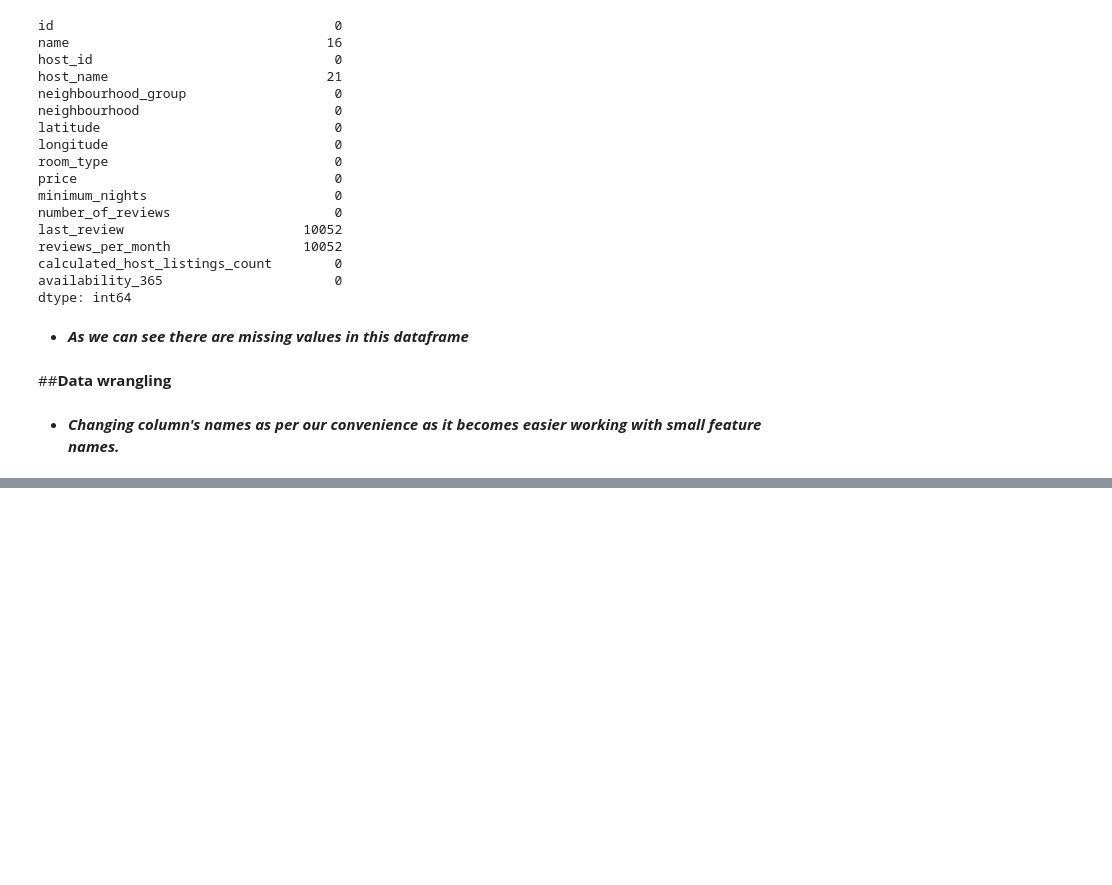
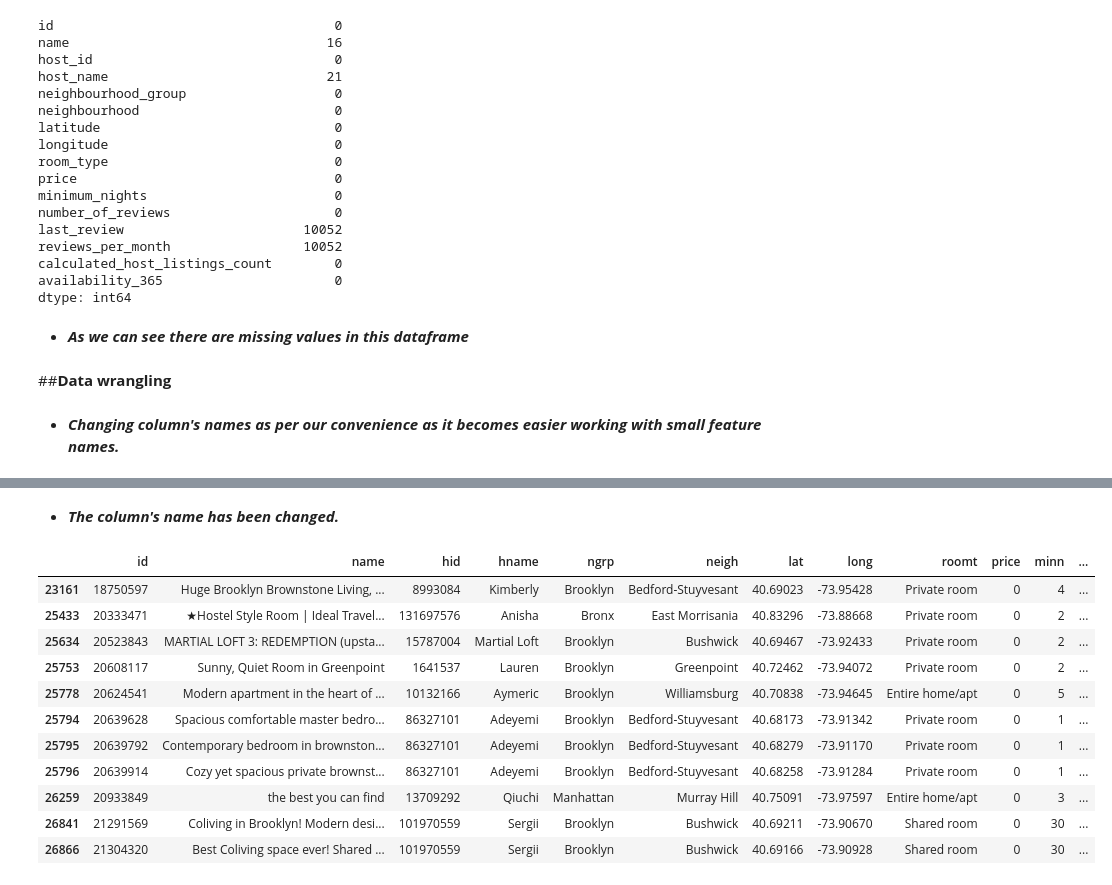
Before and after one commit to Sid-9823/Airbnb-Bookings-Analysis, a Jupyter notebook: Airbnb_Bookings_Analysis.ipynb, the cells around one changed output, grey strips where cells are left out. Saved outputs shown, nothing was run; the diff lists cells and outputs as text; code cells hidden in the pictures; blank space fills up the shorter version.

```diff
--- a/Airbnb_Bookings_Analysis.ipynb
+++ b/Airbnb_Bookings_Analysis.ipynb
@@ -222,0 +232,17 @@ df = df.rename(columns={'Gender':'gen','Age':'age','Driving_License':'dl','Regio
+# %% [markdown]
+* ***The column's name has been changed.***
+# %%
+df[df['price'] == 0]
+# %% [output]
+|  | id | name | hid | hname | ngrp | neigh | lat | long | roomt | price | minn | ... |
+| 23161 | 18750597 | Huge Brooklyn Brownstone Living, ... | 8993084 | Kimberly | Brooklyn | Bedford-Stuyvesant | 40.69023 | -73.95428 | Private room | 0 | 4 | ... |
+| 25433 | 20333471 | ★Hostel Style Room | Ideal Travel... | 131697576 | Anisha | Bronx | East Morrisania | 40.83296 | -73.88668 | Private room | 0 | 2 | ... |
+| 25634 | 20523843 | MARTIAL LOFT 3: REDEMPTION (upsta... | 15787004 | Martial Loft | Brooklyn | Bushwick | 40.69467 | -73.92433 | Private room | 0 | 2 | ... |
+| 25753 | 20608117 | Sunny, Quiet Room in Greenpoint | 1641537 | Lauren | Brooklyn | Greenpoint | 40.72462 | -73.94072 | Private room | 0 | 2 | ... |
+| 25778 | 20624541 | Modern apartment in the heart of ... | 10132166 | Aymeric | Brooklyn | Williamsburg | 40.70838 | -73.94645 | Entire home/apt | 0 | 5 | ... |
+| 25794 | 20639628 | Spacious comfortable master bedro... | 86327101 | Adeyemi | Brooklyn | Bedford-Stuyvesant | 40.68173 | -73.91342 | Private room | 0 | 1 | ... |
+| 25795 | 20639792 | Contemporary bedroom in brownston... | 86327101 | Adeyemi | Brooklyn | Bedford-Stuyvesant | 40.68279 | -73.91170 | Private room | 0 | 1 | ... |
+| 25796 | 20639914 | Cozy yet spacious private brownst... | 86327101 | Adeyemi | Brooklyn | Bedford-Stuyvesant | 40.68258 | -73.91284 | Private room | 0 | 1 | ... |
+| 26259 | 20933849 | the best you can find | 13709292 | Qiuchi | Manhattan | Murray Hill | 40.75091 | -73.97597 | Entire home/apt | 0 | 3 | ... |
+| 26841 | 21291569 | Coliving in Brooklyn! Modern desi... | 101970559 | Sergii | Brooklyn | Bushwick | 40.69211 | -73.90670 | Shared room | 0 | 30 | ... |
+| 26866 | 21304320 | Best Coliving space ever! Shared ... | 101970559 | Sergii | Brooklyn | Bushwick | 40.69166 | -73.90928 | Shared room | 0 | 30 | ... |
```
Also changed, not shown: parts of 4 cells of this notebook.
